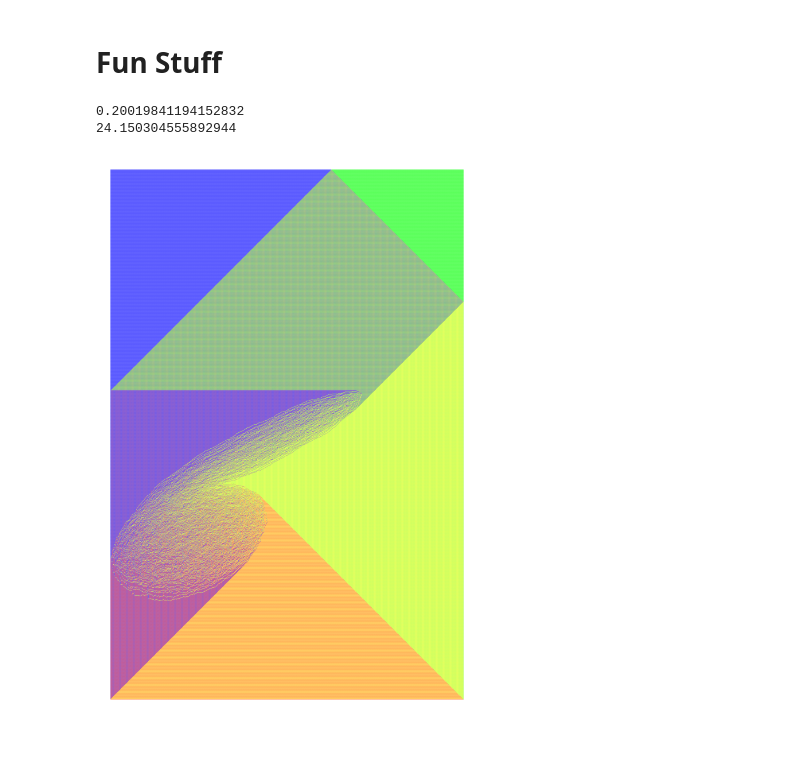
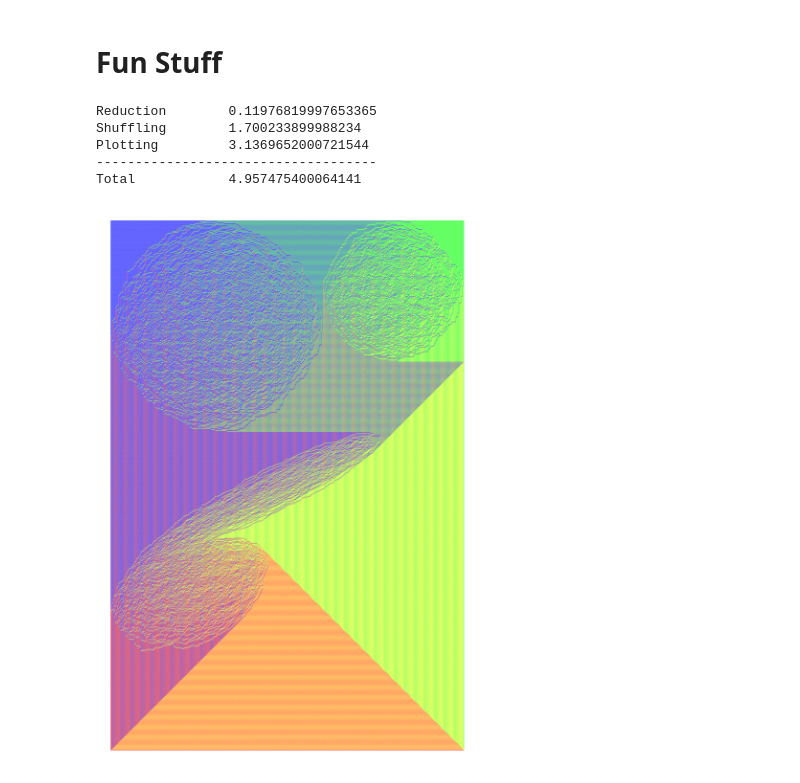
Before and after one commit to MaxvanHorssen/random-tilings, a Jupyter notebook: Dev fast periodic Aztec.ipynb, the cells around one changed output. Drawn from its saved outputs; the diff is of its cells as text; code cells hidden in the pictures; blank space fills up the shorter version.

```diff
--- a/Dev fast periodic Aztec.ipynb
+++ b/Dev fast periodic Aztec.ipynb
@@ -9,16 +9,16 @@ from RandomTilings._core import no_neighbor
 from RandomTilingsTMP._draw_dominos import draw_dominos as draw_dominosTMP
 from numba import jit,njit
 from numba.typed import List
-from time import time
+from time import perf_counter
 RT.config.set_hd_mode(1)
 from mpmath import mp
 mp.pretty = 1
 
 weight_aztec = RT._weight_aztec.weight_aztec
-def draw_Aztec(M,edge=0,paths=False,dots=False,rotated=True,coloring='standard',
-                   show_gap=False,dpi=100,show_figure=False):
+def draw_Aztec(M,edge=0,paths=False,dots=False,orientation='diamond',coloring='standard',
+                   show_gap=False,dpi=100):
         edge = str(edge)
-        return draw_dominos(M,False,edge,paths,dots,rotated,coloring,show_gap,dpi,show_figure)
+        return draw_dominos(M,False,edge,paths,dots,orientation,coloring,show_gap,dpi)
 
 def draw_AztecTMP(M,edge=0,paths=False,dots=False,rotated=True,coloring='standard',
                    show_gap=False,dpi=100,show_figure=False):
@@ -166,40 +205,57 @@ def shuffling(PT):
 # %% [markdown]
 # Fun Stuff
 # %%
-n      = 2000
-mp.dps = 100
-r      = 2
+n      = 1000
+mp.dps = 10
+r      = 1
 
 
 def diff(theta,phi):
     return np.abs(np.sin((theta-phi)/2))
 
 alpha = 0.
 beta = np.pi/25
 gamma = 4*np.pi/5
 delta = 6*np.pi/5
 epsilon = 8*np.pi/5
 
 
 w = np.array([[1+1j,diff(epsilon,gamma),diff(gamma,beta),diff(delta,gamma),diff(gamma,beta),diff(beta,gamma)],
 [diff(gamma,beta),diff(beta,epsilon),1+r*1j,diff(beta,delta),1+1j,1+r*1j],
 [diff(delta,gamma),diff(epsilon,delta),diff(delta,beta),1+1j,diff(delta,alpha),diff(alpha,delta)],
 [diff(gamma,alpha),diff(alpha,epsilon),diff(beta,alpha),diff(alpha,delta),1+r*1j,1+1j]])
 
+# w = np.hstack([w,w,w,w])
+# w = np.vstack([w,w,w,w,w,w])
+
 
 
 
 
 vec_mpf = np.vectorize(mp.mpf)
 
-t1 = time()
+t0 = perf_counter()
+t1 = perf_counter()
 PT = comp_PTower(n,vec_mpf(w.real),w.imag)
-print(time()-t1)
-t1 = time()
+print('Reduction\t',perf_counter()-t1)
+t1 = perf_counter()
 M = shuffling(PT).astype(np.int8)
-print(time()-t1)
-fig = draw_AztecTMP(M,dpi=500,coloring='(255,33,33),(31,31,255),(32,255,32),(255,255,32)')
+print('Shuffling \t',perf_counter()-t1)
+t1 = perf_counter()
+fig = draw_Aztec(M,coloring=[(255,33,33),(31,31,255),(32,255,32),(255,255,32)],
+                 orientation='square',dpi =150)
+ax = fig.axes[0]
+ax.set_aspect(3/2,adjustable='box')
+ax.invert_yaxis()
+ax.invert_xaxis()
+fig
+print('Plotting  \t',perf_counter()-t1)
+print('------------------------------------')
+print('Total     \t', perf_counter()-t0)
 # %% [output]
-0.20019841194152832
-24.150304555892944
+Reduction        0.11976819997653365
+Shuffling        1.700233899988234
+Plotting         3.1369652000721544
+------------------------------------
+Total            4.957475400064141
-[figure, old version]
+[figure, new version]
```
Also changed, not shown: parts of 18 cells of this notebook, 8 other files.
